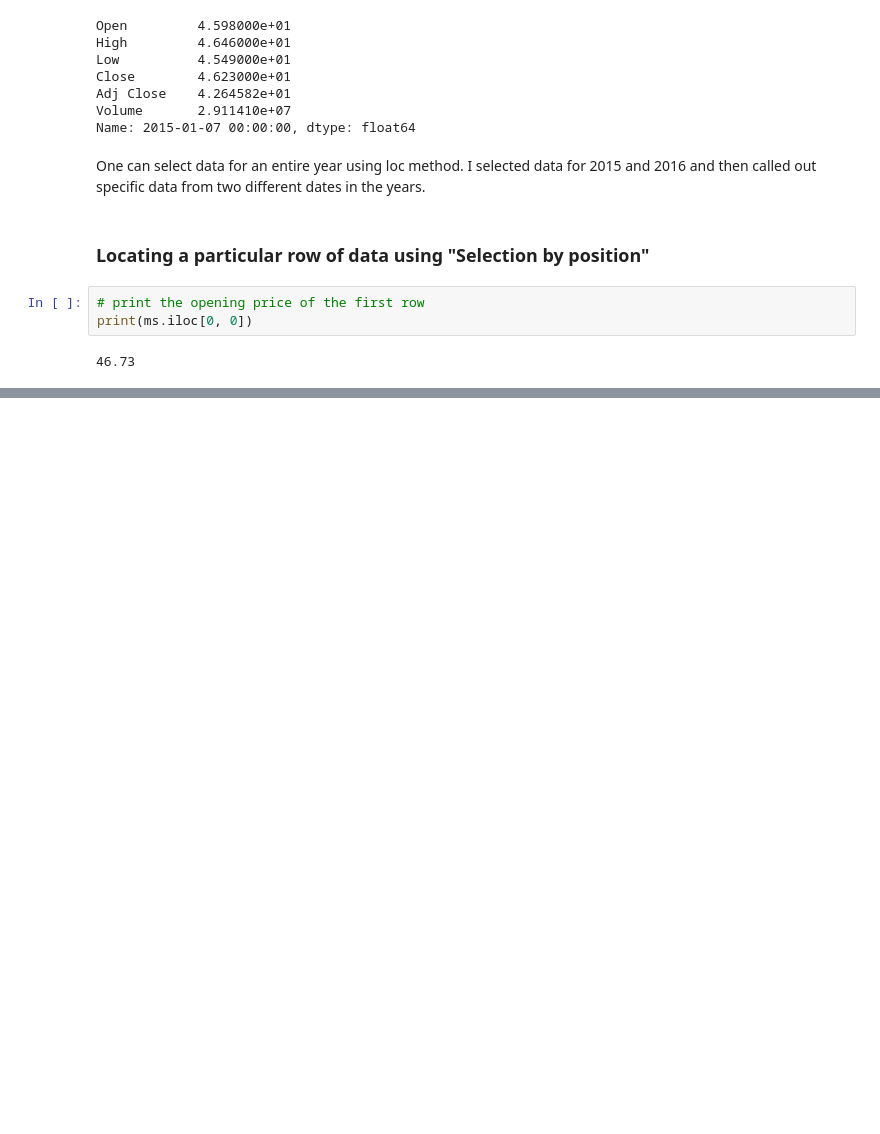
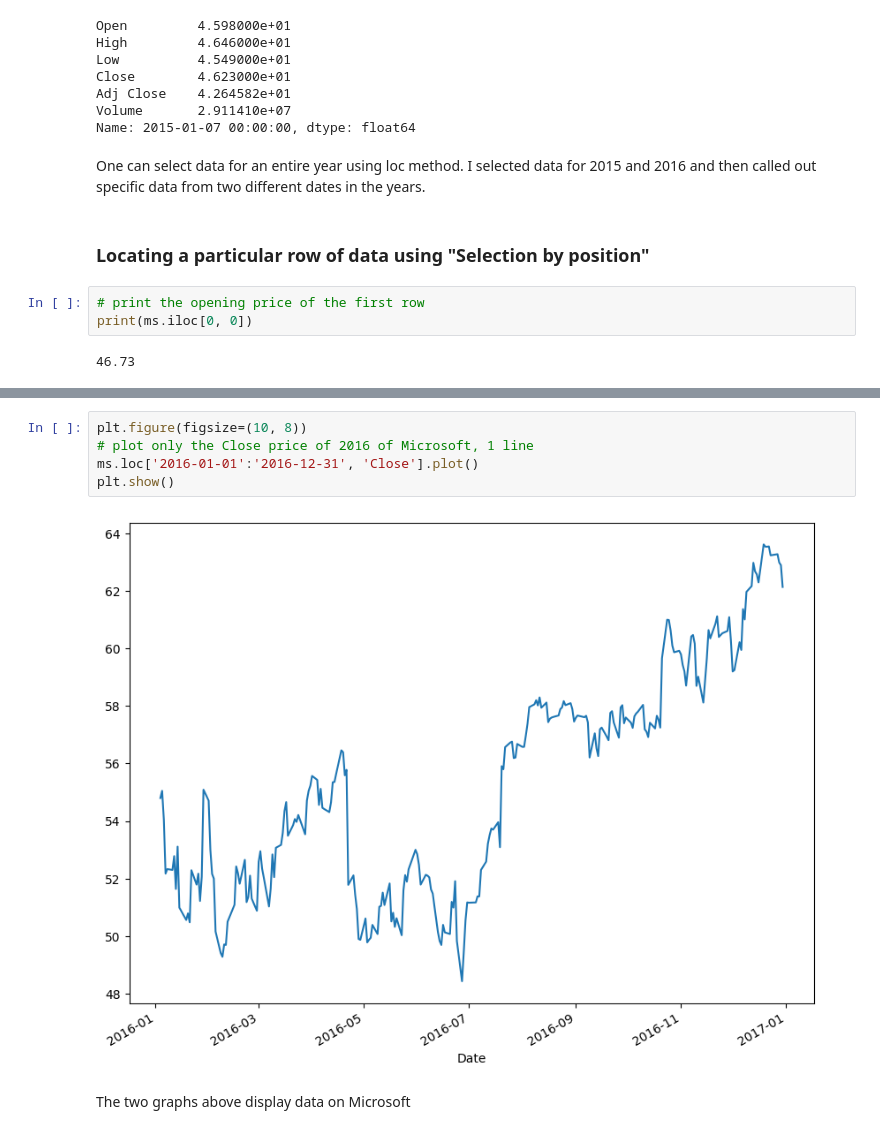
Before and after one commit to CheropS/Visualization-stock-prices, a Jupyter notebook: microsoft.ipynb, the cells around one changed output, grey strips where cells are left out. Cells and saved outputs as stored; diff of their text form; blank space fills up the shorter version.

```diff
--- a/microsoft.ipynb
+++ b/microsoft.ipynb
@@ -87,0 +98,9 @@ print(ms.iloc[0, 0])
+# %%
+plt.figure(figsize=(10, 8))
+# plot only the Close price of 2016 of Microsoft, 1 line
+ms.loc['2016-01-01':'2016-12-31', 'Close'].plot()
+plt.show()
+# %% [output]
+[figure, added]
+# %% [markdown]
+The two graphs above display data on Microsoft
```
Also changed, not shown: parts of 3 cells of this notebook.
